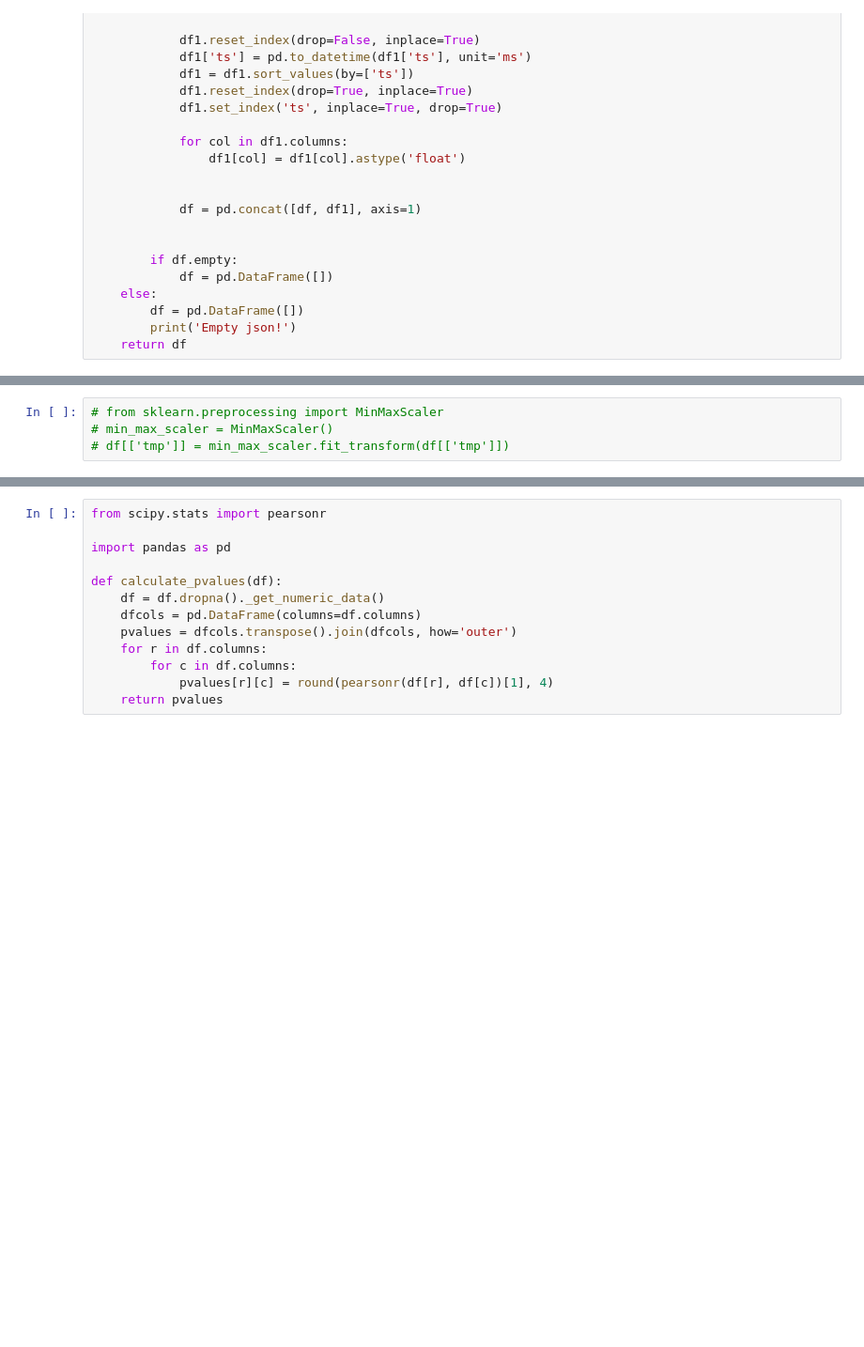
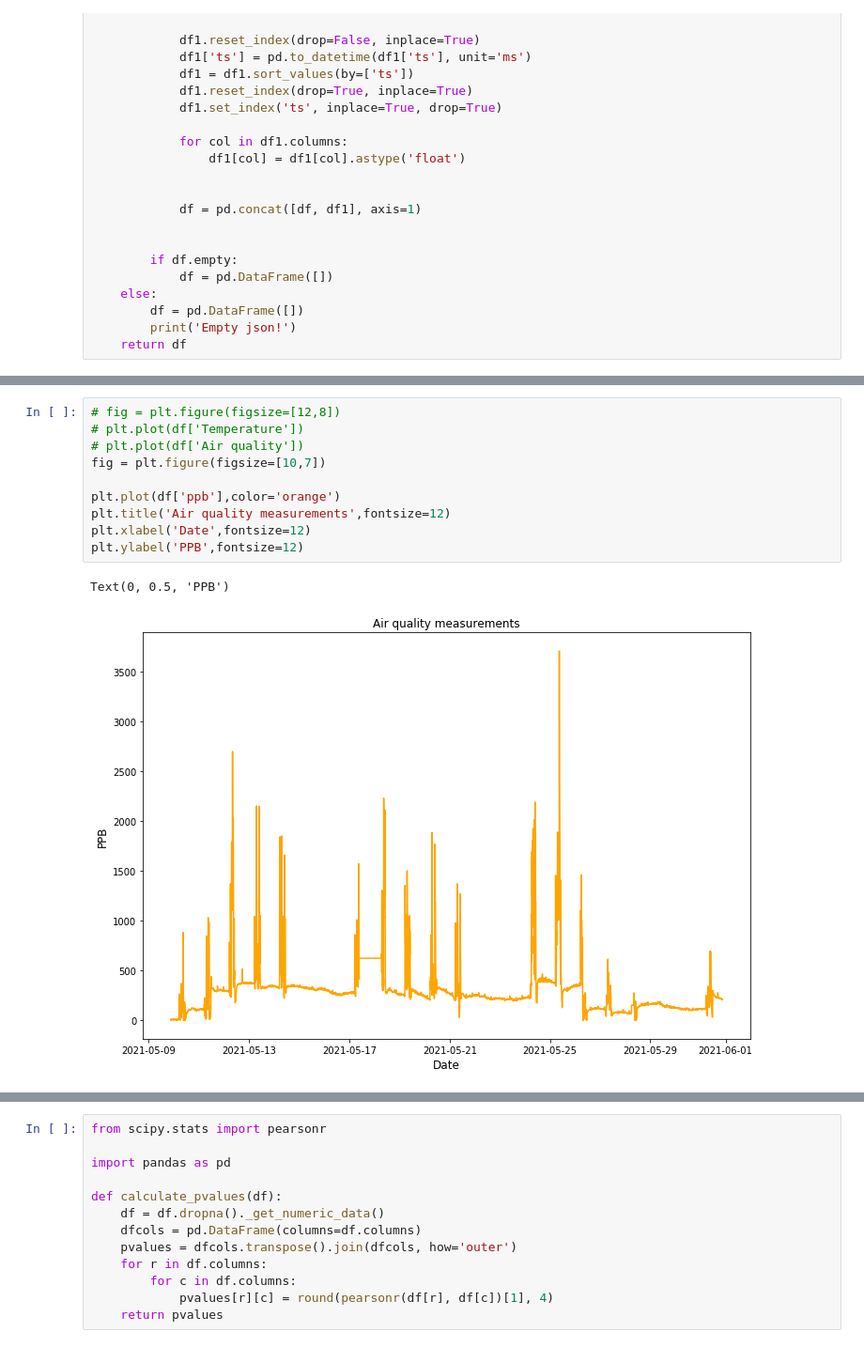
Before and after one commit to AimiliaPapagiannaki/thingsboard, a Jupyter notebook: m3/3o_dimotiko.ipynb, the cells around one changed output, grey strips where cells are left out. Shown at 94% size. Drawn from its saved outputs; the diff is of its cells as text; blank space fills up the shorter version.

```diff
--- a/m3/3o_dimotiko.ipynb
+++ b/m3/3o_dimotiko.ipynb
@@ -101,4 +128,13 @@ df.describe()
-# %%
-# from sklearn.preprocessing import MinMaxScaler
-# min_max_scaler = MinMaxScaler()
-# df[['tmp']] = min_max_scaler.fit_transform(df[['tmp']])
+# %%
+# fig = plt.figure(figsize=[12,8])
+# plt.plot(df['Temperature'])
+# plt.plot(df['Air quality'])
+fig = plt.figure(figsize=[10,7])
+
+plt.plot(df['ppb'],color='orange')
+plt.title('Air quality measurements',fontsize=12)
+plt.xlabel('Date',fontsize=12)
+plt.ylabel('PPB',fontsize=12)
+# %% [output]
+Text(0, 0.5, 'PPB')
+[figure, added]
```
Also changed, not shown: parts of 21 cells of this notebook.
